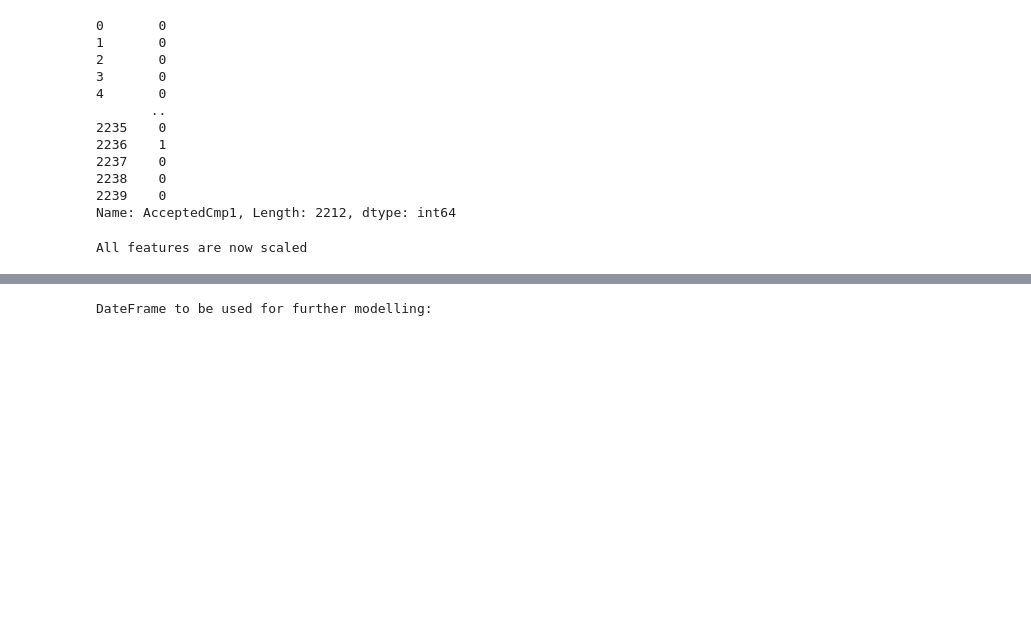
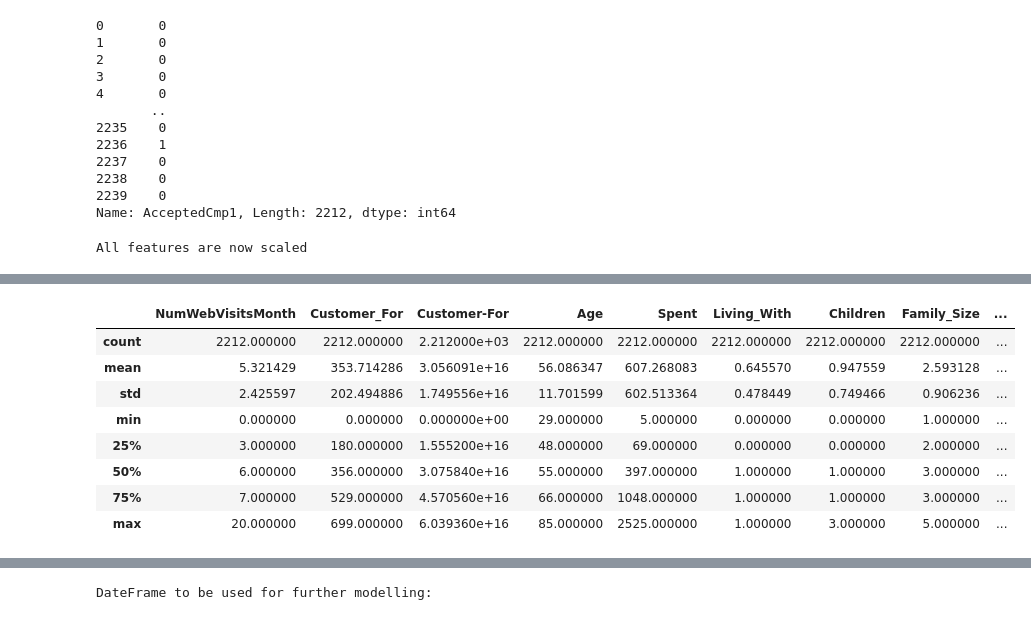
Before and after one commit to baohuy2209/customer-segmentation, a Jupyter notebook: k-means.ipynb, the cells around one changed output, grey strips where cells are left out. Saved outputs shown, nothing was run; the diff lists cells and outputs as text; code cells hidden in the pictures; blank space fills up the shorter version.

```diff
--- a/k-means.ipynb
+++ b/k-means.ipynb
@@ -460,0 +493,12 @@ All features are now scaled
+# %%
+ds[['NumWebVisitsMonth','Customer_For', 'Customer-For', 'Age', 'Spent', 'Living_With','Children', 'Family_Size', 'Is_Parent']].describe()
+# %% [output]
+|  | NumWebVisitsMonth | Customer_For | Customer-For | Age | Spent | Living_With | Children | Family_Size | ... |
+| count | 2212.000000 | 2212.000000 | 2.212000e+03 | 2212.000000 | 2212.000000 | 2212.000000 | 2212.000000 | 2212.000000 | ... |
+| mean | 5.321429 | 353.714286 | 3.056091e+16 | 56.086347 | 607.268083 | 0.645570 | 0.947559 | 2.593128 | ... |
+| std | 2.425597 | 202.494886 | 1.749556e+16 | 11.701599 | 602.513364 | 0.478449 | 0.749466 | 0.906236 | ... |
+| min | 0.000000 | 0.000000 | 0.000000e+00 | 29.000000 | 5.000000 | 0.000000 | 0.000000 | 1.000000 | ... |
+| 25% | 3.000000 | 180.000000 | 1.555200e+16 | 48.000000 | 69.000000 | 0.000000 | 0.000000 | 2.000000 | ... |
+| 50% | 6.000000 | 356.000000 | 3.075840e+16 | 55.000000 | 397.000000 | 1.000000 | 1.000000 | 3.000000 | ... |
+| 75% | 7.000000 | 529.000000 | 4.570560e+16 | 66.000000 | 1048.000000 | 1.000000 | 1.000000 | 3.000000 | ... |
+| max | 20.000000 | 699.000000 | 6.039360e+16 | 85.000000 | 2525.000000 | 1.000000 | 3.000000 | 5.000000 | ... |
```
Also changed, not shown: parts of 18 cells of this notebook, 9 other files.
